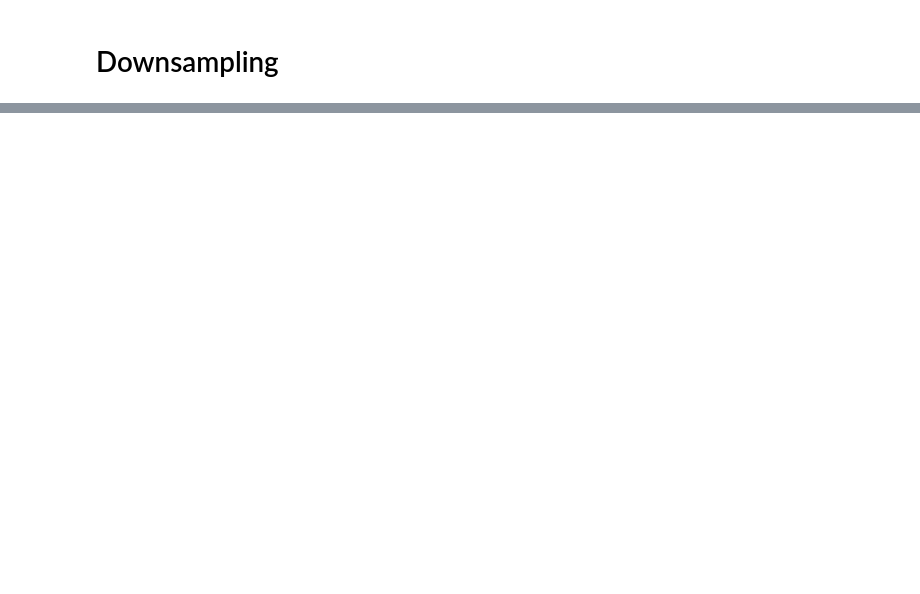
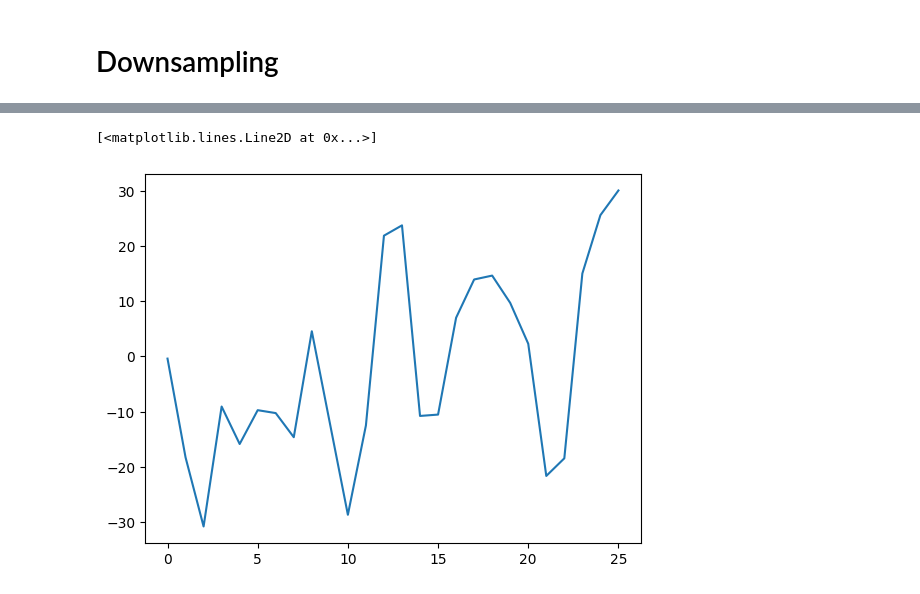
Before and after one commit to mariaaraujovitoria/SeizurePredict, a Jupyter notebook: notebooks/third_model_10_patients-flor.ipynb, the cells around one changed output, grey strips where cells are left out. Drawn from its saved outputs; the diff is of its cells as text; code cells hidden in the pictures; blank space fills up the shorter version.

```diff
--- a/notebooks/third_model_10_patients-flor.ipynb
+++ b/notebooks/third_model_10_patients-flor.ipynb
@@ -301,0 +403,5 @@ df.head()
+# %%
+plt.plot(test_dec.iloc[0:26,0])
+# %% [output]
+[<matplotlib.lines.Line2D at 0x...>]
+[figure, added]
```
Also changed, not shown: parts of 49 cells of this notebook, 8 other files.
